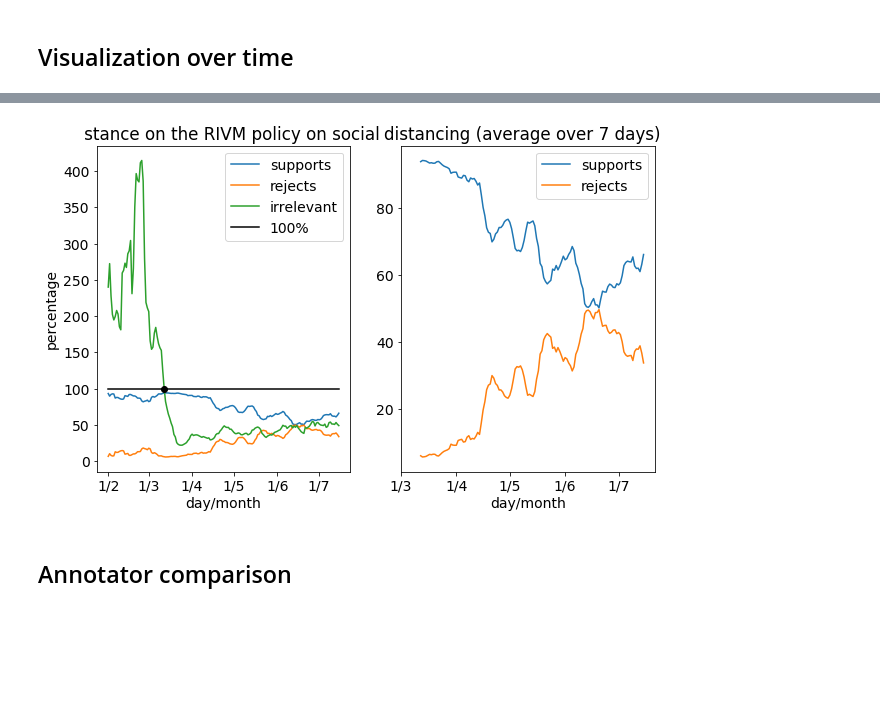
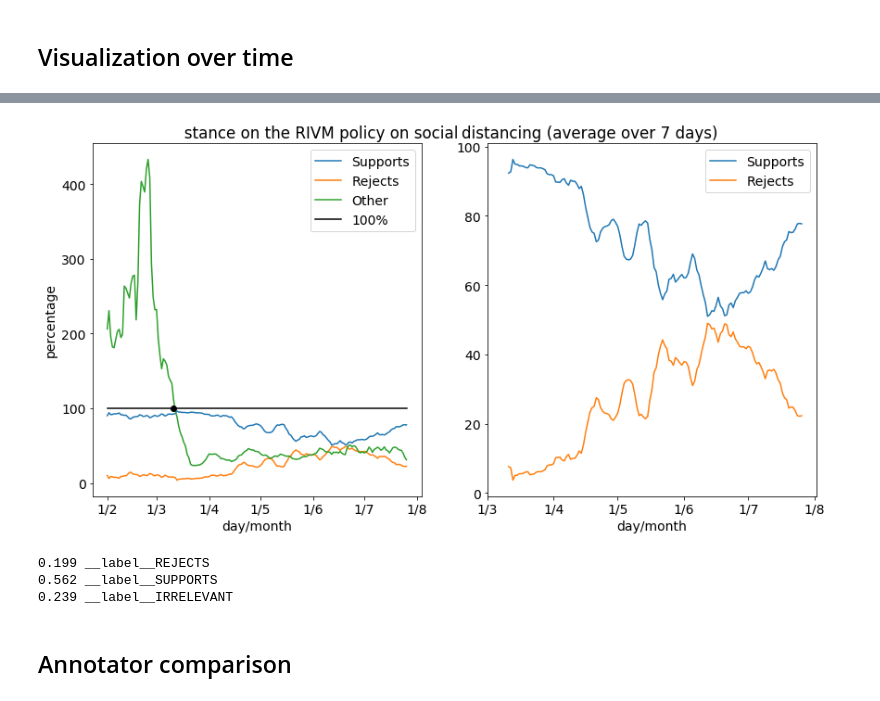
Before and after one commit to puregome/notebooks, a Jupyter notebook: fasttext.ipynb, the cells around one changed output, grey strips where cells are left out. Saved outputs shown, nothing was run; the diff lists cells and outputs as text; code cells hidden in the pictures; blank space fills up the shorter version.

```diff
--- a/fasttext.ipynb
+++ b/fasttext.ipynb
@@ -230,8 +213,8 @@ scores[key] = evaluate(predictionCounts,predictionLabels,fasttextData)
 ## Run with best parameters
 # %%
 BESTDIM = 20
-BESTEPOCH = 500
-BESTLR = 0.3
+BESTEPOCH = 300
+BESTLR = 0.9
 
 predictionCounts,predictionLabels = runFasttext(fasttextData,dim=BESTDIM,epoch=BESTEPOCH,lr=BESTLR)
 # %% [output]
@@ -309,7 +292,7 @@ print(predictedNumberOfLabels,sum(labelCountsGold.values()))
 # %%
 N = 5
 expResultsAll = {}
-for trainingSize in [100,200,500,1000,2000,5000]:
+for trainingSize in [100,200,500,1000,2000,5000,10000]:
     expResultsTrainingSize = []
     for i in range(0,N):
         selection = ranSelect(fasttextData,trainingSize)
@@ -379,22 +365,22 @@ def makeGrepCommandFromQuery(query):
 def readData(datePattern,query):
     fileList = sorted(os.listdir(DATADIRECTORY))
     tmpFileName = "classify."+str(int(random.random()*LARGEINT))+".txt"
+    grepCommand = makeGrepCommandFromQuery(query)
     testData = []
     for inFileName in fileList:
         if re.search(datePattern,inFileName):
             os.system("gunzip -c "+DATADIRECTORY+inFileName+" 2>/dev/null| head -1 >"+tmpFileName)
-            os.system("gunzip -c "+DATADIRECTORY+inFileName+" 2>/dev/null| "+makeGrepCommandFromQuery(query)+" >> "+tmpFileName)
+            os.system("gunzip -c "+DATADIRECTORY+inFileName+" 2>/dev/null| "+grepCommand+" >> "+tmpFileName)
             try: df = pd.read_csv(tmpFileName)
             except: continue
             for i in range(0,len(df)):
                 if re.search(query,df.iloc[i][TEXT],flags=re.IGNORECASE):
-                    testData.append(df.iloc[i][USER]+" "+df.iloc[i][TEXT])
+                    testData.append(df.iloc[i][TEXT])
             os.unlink(tmpFileName)
     return(testData)
 
-def classify(datePattern,query):
+def classify(datePattern,query,model):
     testData = readData(datePattern,query)
-    model = fasttext.train_supervised(FILEFASTTEXT,dim=DIM,epoch=EPOCH,lr=LR)
     predictedLabels = model.predict(testData)
     predictedGroups = pd.DataFrame(predictedLabels[0]).groupby(0).groups
     labelCountsPredicted = {label:len(predictedGroups[label]) for label in predictedGroups}
@@ -406,11 +392,14 @@ QUERY = "1[.,]5[ -]*m|afstand.*hou|hou.*afstand|anderhalve[ -]*meter"
 MAXDAYSPERMONTH = 31
 
 results = {}
+print("building model...")
+model = fasttext.train_supervised(FILEFASTTEXT,dim=DIM,epoch=EPOCH,lr=LR)
+print("classifying...")
 for month in "202002 202003 202004 202005 202006 202007".split():
     for day in range(1,MAXDAYSPERMONTH+1):
         date = month+str(day).zfill(2)
         try:
-            labels = classify(date,QUERY)
+            labels = classify(date,QUERY,model)
             if not REJECTS in labels: labels[REJECTS] = 0
             if not SUPPORTS in labels: labels[SUPPORTS] = 0
             if not IRRELEVANT in labels: labels[IRRELEVANT] = 0
@@ -474,42 +463,53 @@ for i in range(0,len(yIrrelevant)):
 # %%
 STARTDATE = keyDates[0]
 ENDDATE = "20201231"
 
 results = {k:results[k] for k in sorted(results.keys())}
 font = {"size":14}
 matplotlib.rc("font",**font)
-plt.subplots(figsize=(10,6))
+plt.subplots(figsize=(14,7))
 
 ax1 = plt.subplot(121)
-plt.plot_date(x,ySupports,fmt="-",label="supports")
-plt.plot_date(x,yRejects,fmt="-",label="rejects")
-plt.plot_date(x,yIrrelevant,fmt="-",label="irrelevant")
+plt.plot_date(x,ySupports,fmt="-",label="Supports")
+plt.plot_date(x,yRejects,fmt="-",label="Rejects")
+plt.plot_date(x,yIrrelevant,fmt="-",label="Other")
 plt.plot_date(x,[100 for i in x],fmt="-",label="100%",color="black")
 for date in [STARTDATE]:
     plt.plot_date([datetime.datetime.strptime(date,DATEFORMAT)],[100],color="black")
 plt.legend()
 plt.ylabel("percentage")
 plt.xlabel("day/month")
-plt.title("   stance on the RIVM policy on "+"social")
+plt.title("                          stance on the RIVM policy on "+"social")
 
 dates = [d for d in results.keys()]
 xPart = [x[i] for i in range(0,len(dates)) if dates[i] >= STARTDATE and dates[i] <= ENDDATE]
 ySupportsPart = [ySupports[i] for i in range(0,len(dates)) if dates[i] >= STARTDATE and dates[i] <= ENDDATE]
 yRejectsPart = [yRejects[i] for i in range(0,len(dates)) if dates[i] >= STARTDATE and dates[i] <= ENDDATE]
 ax1.xaxis.set_major_formatter(mdates.DateFormatter("%-d/%-m"))
 
 ax2 = plt.subplot(122)
-plt.plot_date(xPart,ySupportsPart,fmt="-",label="supports")
-plt.plot_date(xPart,yRejectsPart,fmt="-",label="rejects")
+plt.plot_date(xPart,ySupportsPart,fmt="-",label="Supports")
+plt.plot_date(xPart,yRejectsPart,fmt="-",label="Rejects")
 plt.legend()
 plt.xlabel("day/month")
-plt.title("distancing (average over "+str(DAYSCOMBINED)+" days)  ")
-plt.xticks([datetime.datetime.strptime(d,DATEFORMAT) for d in "20200301 20200401 20200501 20200601 20200701".split()])
+plt.title("distancing (average over "+str(DAYSCOMBINED)+" days)                         ")
+plt.xticks([datetime.datetime.strptime(d,DATEFORMAT) for d in "20200301 20200401 20200501 20200601 20200701 20200801".split()])
 ax2.xaxis.set_major_formatter(mdates.DateFormatter("%-d/%-m"))
 
 plt.show()
 # %% [output]
-[figure, old version]
+[figure, new version]
+# %%
+counts = {}
+for text in fasttextData:
+    label = text.split()[0]
+    if label in counts: counts[label] += 1
+    else: counts[label] = 1
+for label in counts: print(round(counts[label]/len(fasttextData),3),label)
+# %% [output]
+0.199 __label__REJECTS
+0.562 __label__SUPPORTS
+0.239 __label__IRRELEVANT
 # %% [markdown]
 ## Annotator comparison
 # %%
```
Also changed, not shown: parts of 28 cells of this notebook.
